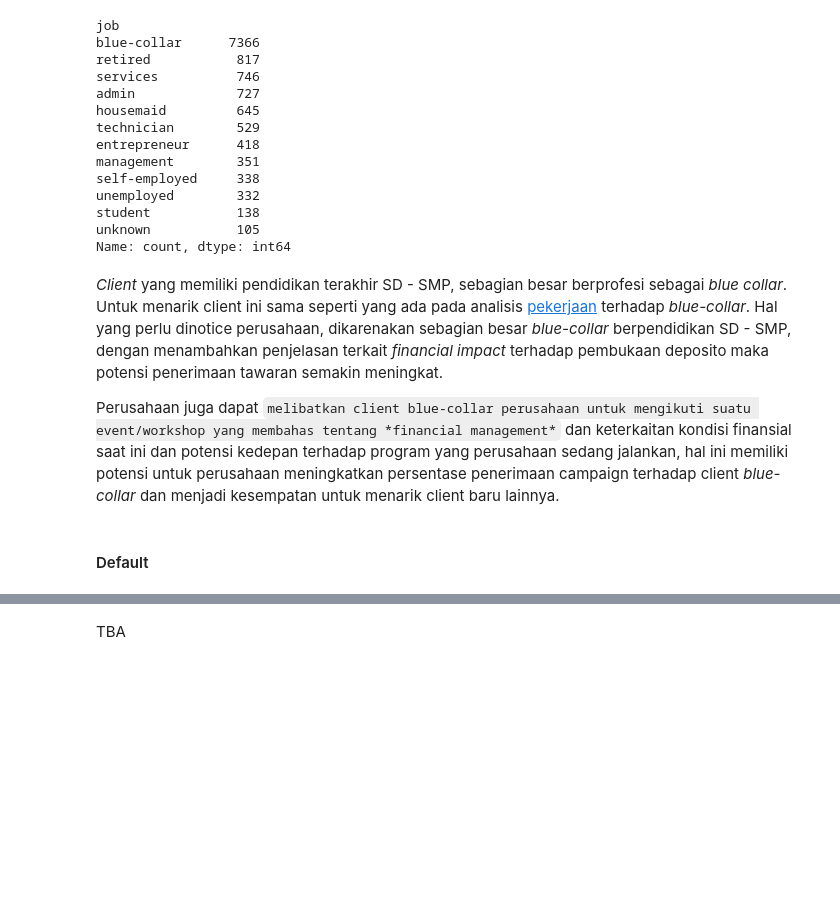
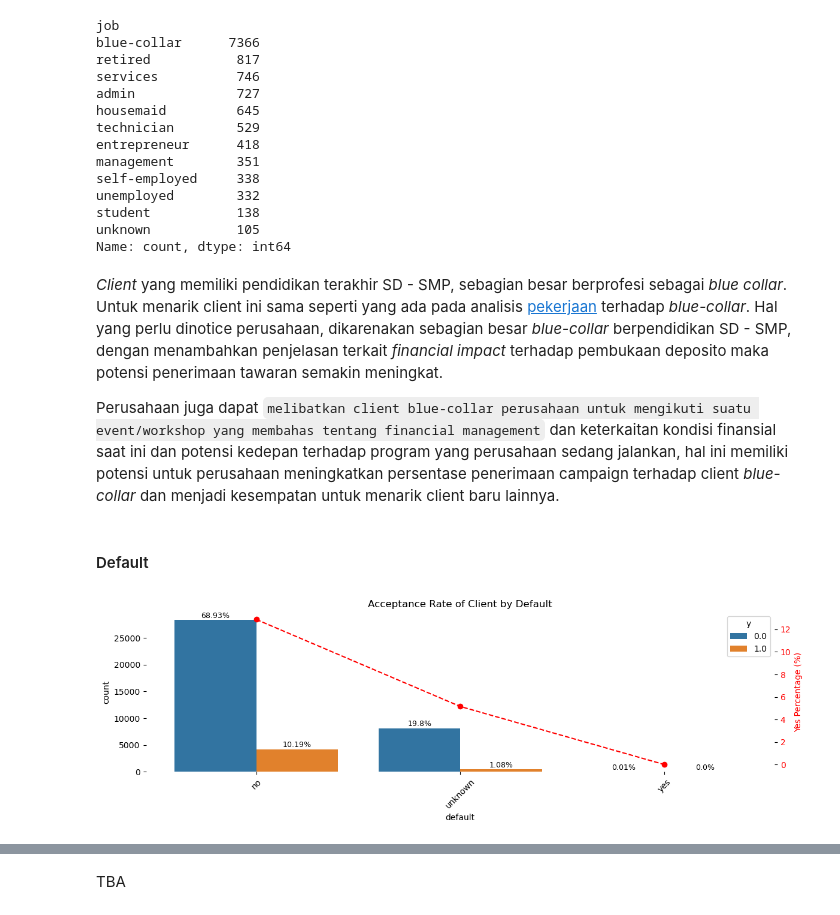
Before and after one commit to clarentcelsia/Analytics, a Jupyter notebook: ml/bank_telemarketing.ipynb, the cells around one changed output, grey strips where cells are left out. Cells and saved outputs as stored; diff of their text form; code cells hidden in the pictures; blank space fills up the shorter version.

```diff
--- a/ml/bank_telemarketing.ipynb
+++ b/ml/bank_telemarketing.ipynb
@@ -841,6 +841,30 @@ Name: count, dtype: int64
 # %% [markdown]
 *Client* yang memiliki pendidikan terakhir SD - SMP, sebagian besar berprofesi sebagai *blue collar*. Untuk menarik client ini sama seperti yang ada pada analisis [pekerjaan](#occupation) terhadap *blue-collar*. Hal yang perlu dinotice perusahaan, dikarenakan sebagian besar *blue-collar* berpendidikan SD - SMP, dengan menambahkan penjelasan terkait *financial impact* terhadap pembukaan deposito maka potensi penerimaan tawaran semakin meningkat.
 
-Perusahaan juga dapat `melibatkan client blue-collar perusahaan untuk mengikuti suatu event/workshop yang membahas tentang *financial management*` dan keterkaitan kondisi finansial saat ini dan potensi kedepan terhadap program yang perusahaan sedang jalankan, hal ini memiliki potensi untuk perusahaan meningkatkan persentase penerimaan campaign terhadap client *blue-collar* dan menjadi kesempatan untuk menarik client baru lainnya.
+Perusahaan juga dapat `melibatkan client blue-collar perusahaan untuk mengikuti suatu event/workshop yang membahas tentang financial management` dan keterkaitan kondisi finansial saat ini dan potensi kedepan terhadap program yang perusahaan sedang jalankan, hal ini memiliki potensi untuk perusahaan meningkatkan persentase penerimaan campaign terhadap client *blue-collar* dan menjadi kesempatan untuk menarik client baru lainnya.
 # %% [markdown]
 #### Default
+# %%
+contingency_table_default = (pd.crosstab(df['default'], df['y'], normalize='index')*100).round(3)
+# %%
+plt.figure(figsize=(12,4))
+
+ax = sns.countplot(data=df, x='default', hue='y', order=contingency_table_default.index)
+for p in ax.patches:
+    ax.annotate(f'{round(p.get_height()*100/len(df),2)}%', (p.get_x() + p.get_width() / 2., p.get_height()),
+                    ha='center', va='center', fontsize=9, color='black', xytext=(0, 5),
+                    textcoords='offset points')
+ax.tick_params(axis='x', rotation=45)
+for spine in ax.spines.values():
+    spine.set_visible(False)
+
+ax2 = ax.twinx()
+ax2.plot(contingency_table_default.index, contingency_table_default[1], color='red', marker='o', label='Yes Percentage', linestyle='--')
+ax2.set_ylabel("Yes Percentage (%)", color='red')
+ax2.tick_params(axis='y', labelcolor='red') # or set_xtickslabel
+
+plt.setp(ax2.spines.values(), visible=False)
+plt.title("Acceptance Rate of Client by Default")
+plt.tight_layout();
+# %% [output]
+[figure, added]
```
Also changed, not shown: parts of 11 cells of this notebook.
